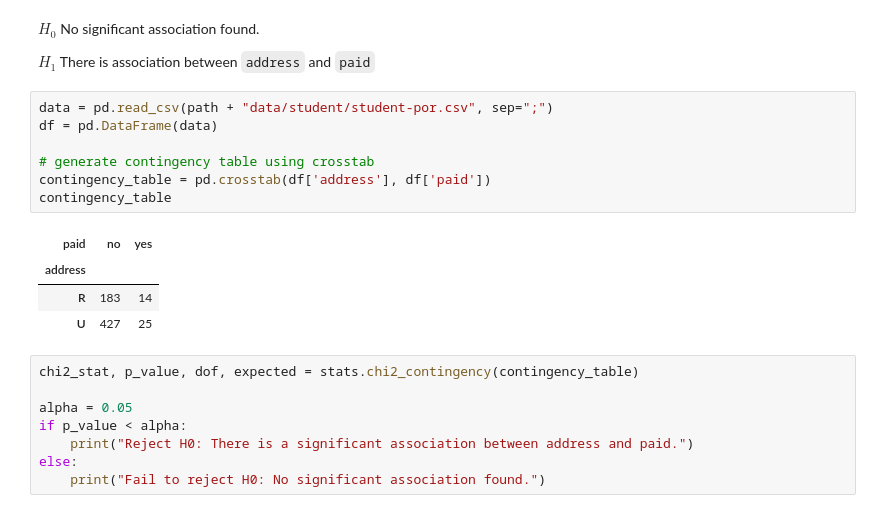
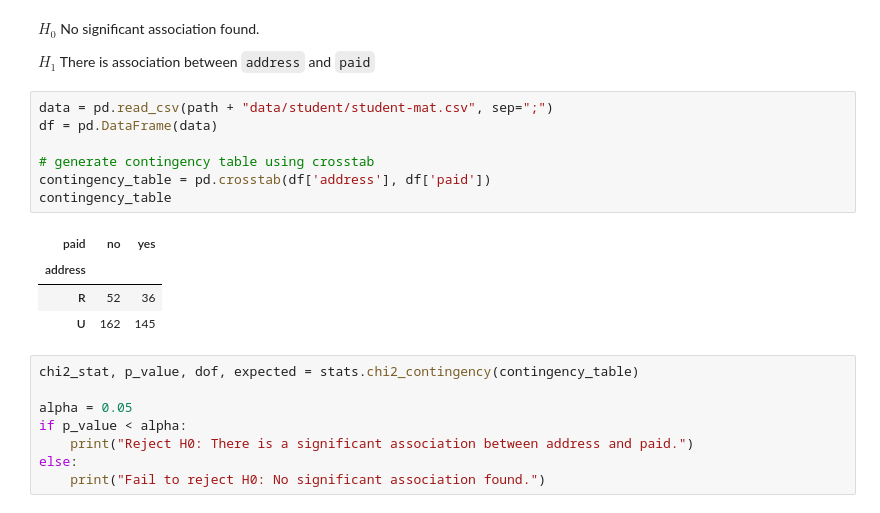
Before and after one commit to jhqiu21/ST2137, a Jupyter notebook: Tutorial/tut4/tut4.ipynb, the cells around one changed output. Saved outputs shown, nothing was run; the diff lists cells and outputs as text.

```diff
--- a/Tutorial/tut4/tut4.ipynb
+++ b/Tutorial/tut4/tut4.ipynb
@@ -17,17 +17,17 @@ $H_0$ No significant association found.
 
 $H_1$ There is association between `address` and `paid`
 # %%
-data = pd.read_csv(path + "data/student/student-por.csv", sep=";")
+data = pd.read_csv(path + "data/student/student-mat.csv", sep=";")
 df = pd.DataFrame(data)
 
 # generate contingency table using crosstab
 contingency_table = pd.crosstab(df['address'], df['paid'])
 contingency_table
 # %% [output]
 | paid | no | yes |
 | address |  |  |
-| R | 183 | 14 |
-| U | 427 | 25 |
+| R | 52 | 36 |
+| U | 162 | 145 |
 # %%
 chi2_stat, p_value, dof, expected = stats.chi2_contingency(contingency_table)
 
```
Also changed, not shown: parts of 6 cells of this notebook, 2 other files.
